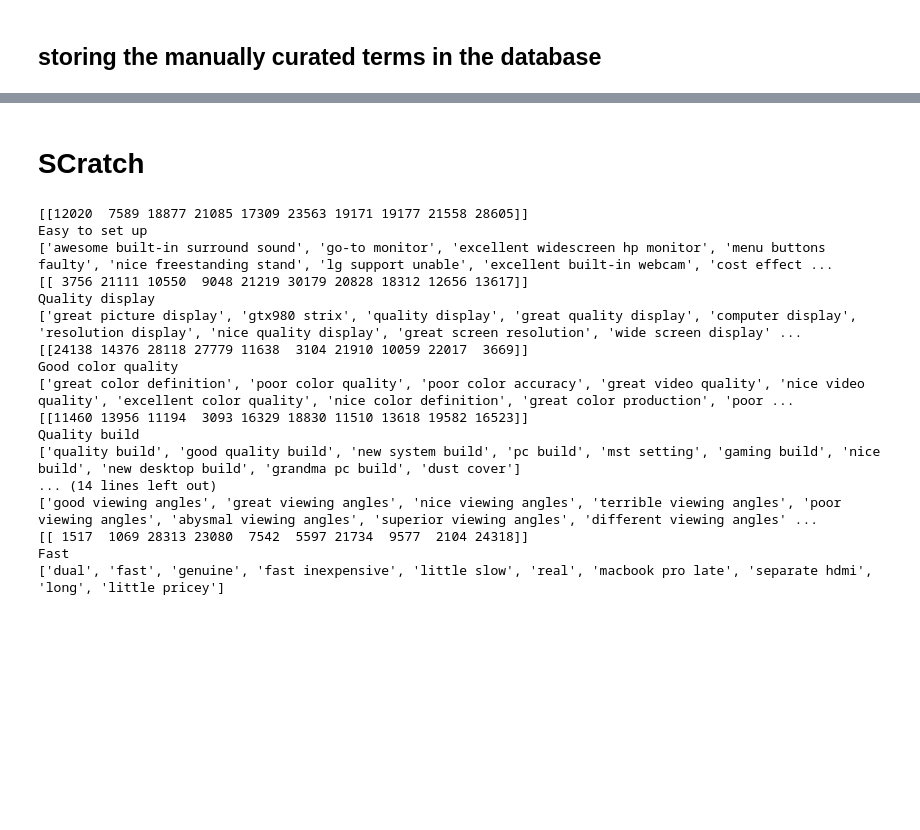
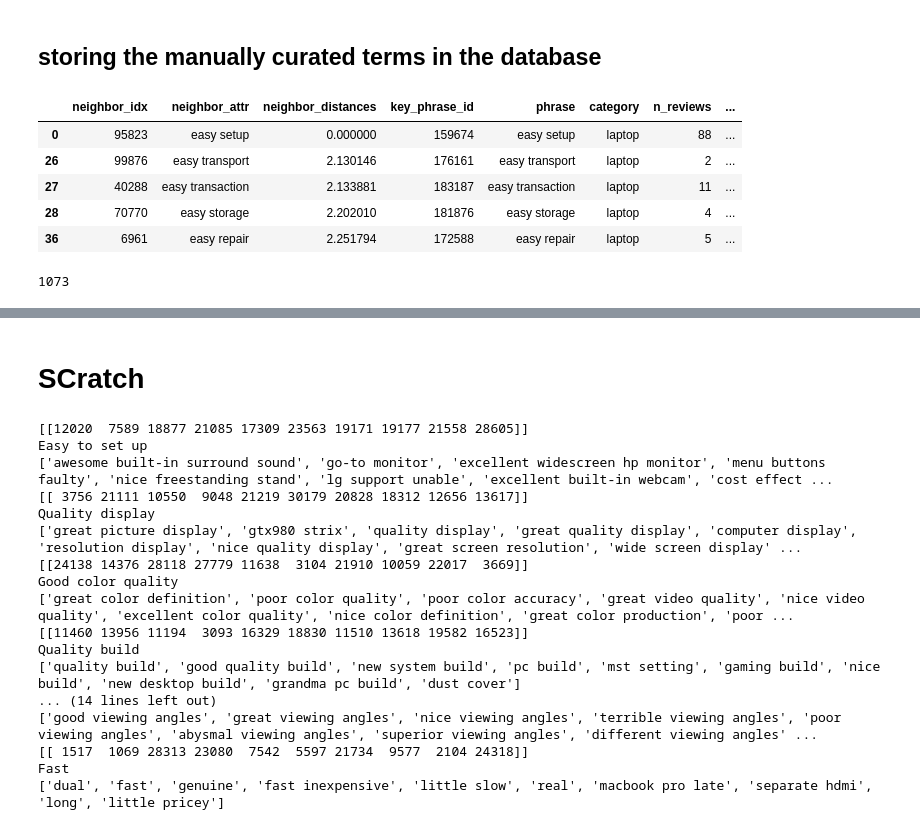
Before and after one commit to avelllabs/Gabby, a Jupyter notebook: notebooks/17_gb_phrase_orders_and_groupings.ipynb, the cells around one changed output, grey strips where cells are left out. Cells and saved outputs as stored; diff of their text form; code cells hidden in the pictures; blank space fills up the shorter version.

```diff
--- a/notebooks/17_gb_phrase_orders_and_groupings.ipynb
+++ b/notebooks/17_gb_phrase_orders_and_groupings.ipynb
@@ -496,5 +494,5 @@ qattr_nn[qattr_nn['n_reviews'] >=3]
 # %%
-curated_attributes = pd.concat([curated_attributes, qattr_nn])
+curated_attributes = pd.concat([curated_attributes, qattr_nn.head(3)])
 # %%
 curated_attributes.shape
 # %% [output]
@@ -521,3 +521,17 @@ works well           10
 Name: qphrase, dtype: int64
 # %% [markdown]
 ## storing the manually curated terms in the database
+# %%
+curated_attributes.head()
+# %% [output]
+|  | neighbor_idx | neighbor_attr | neighbor_distances | key_phrase_id | phrase | category | n_reviews | ... |
+| 0 | 95823 | easy setup | 0.000000 | 159674 | easy setup | laptop | 88 | ... |
+| 26 | 99876 | easy transport | 2.130146 | 176161 | easy transport | laptop | 2 | ... |
+| 27 | 40288 | easy transaction | 2.133881 | 183187 | easy transaction | laptop | 11 | ... |
+| 28 | 70770 | easy storage | 2.202010 | 181876 | easy storage | laptop | 4 | ... |
+| 36 | 6961 | easy repair | 2.251794 | 172588 | easy repair | laptop | 5 | ... |
+# %%
+curated_attributes.to_sql('shortlisted_attributes', con=conn, method='multi',
+                            index=False, if_exists='append')
+# %% [output]
+1073
```
Also changed, not shown: parts of 21 cells of this notebook, 1 other file.
